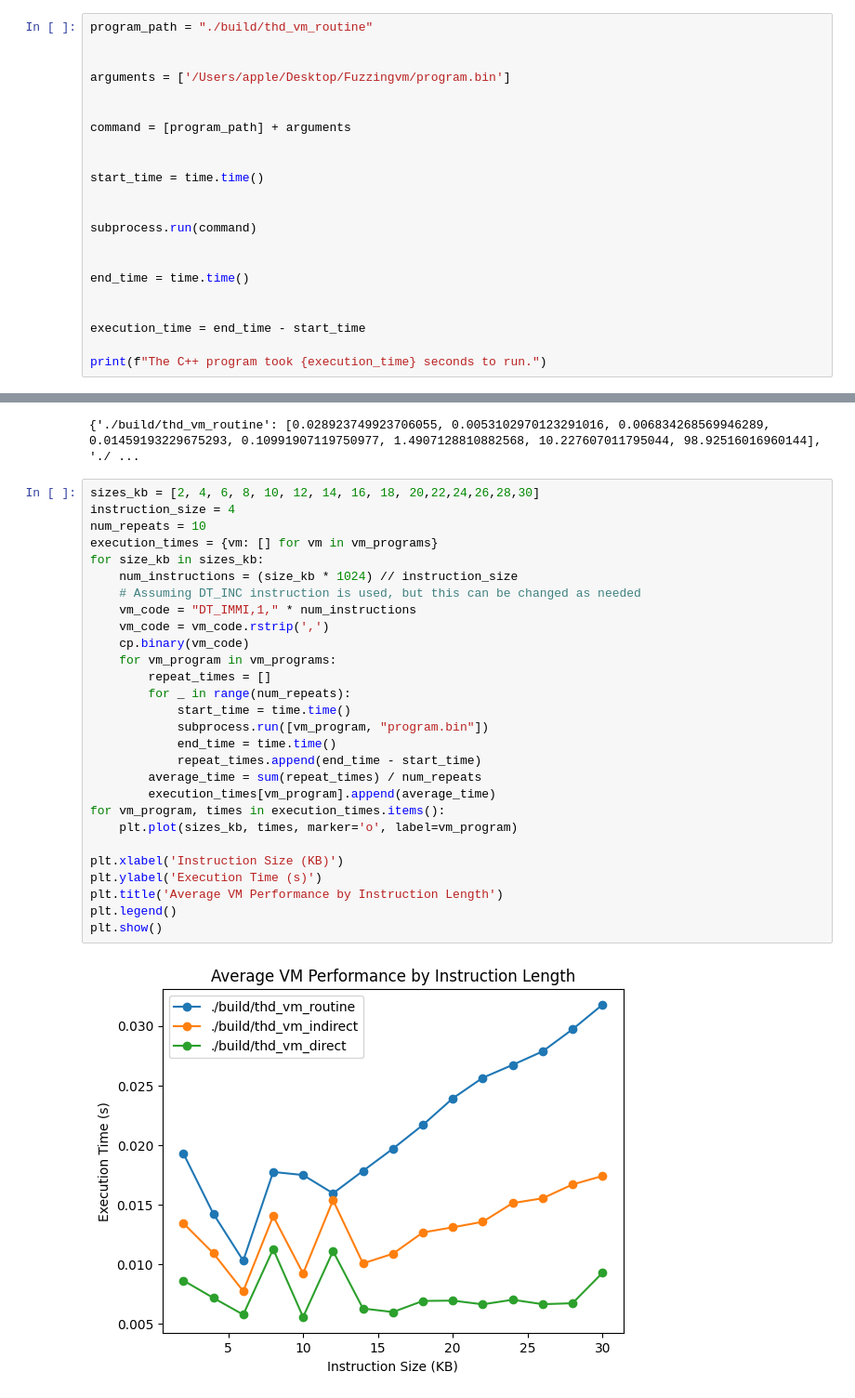
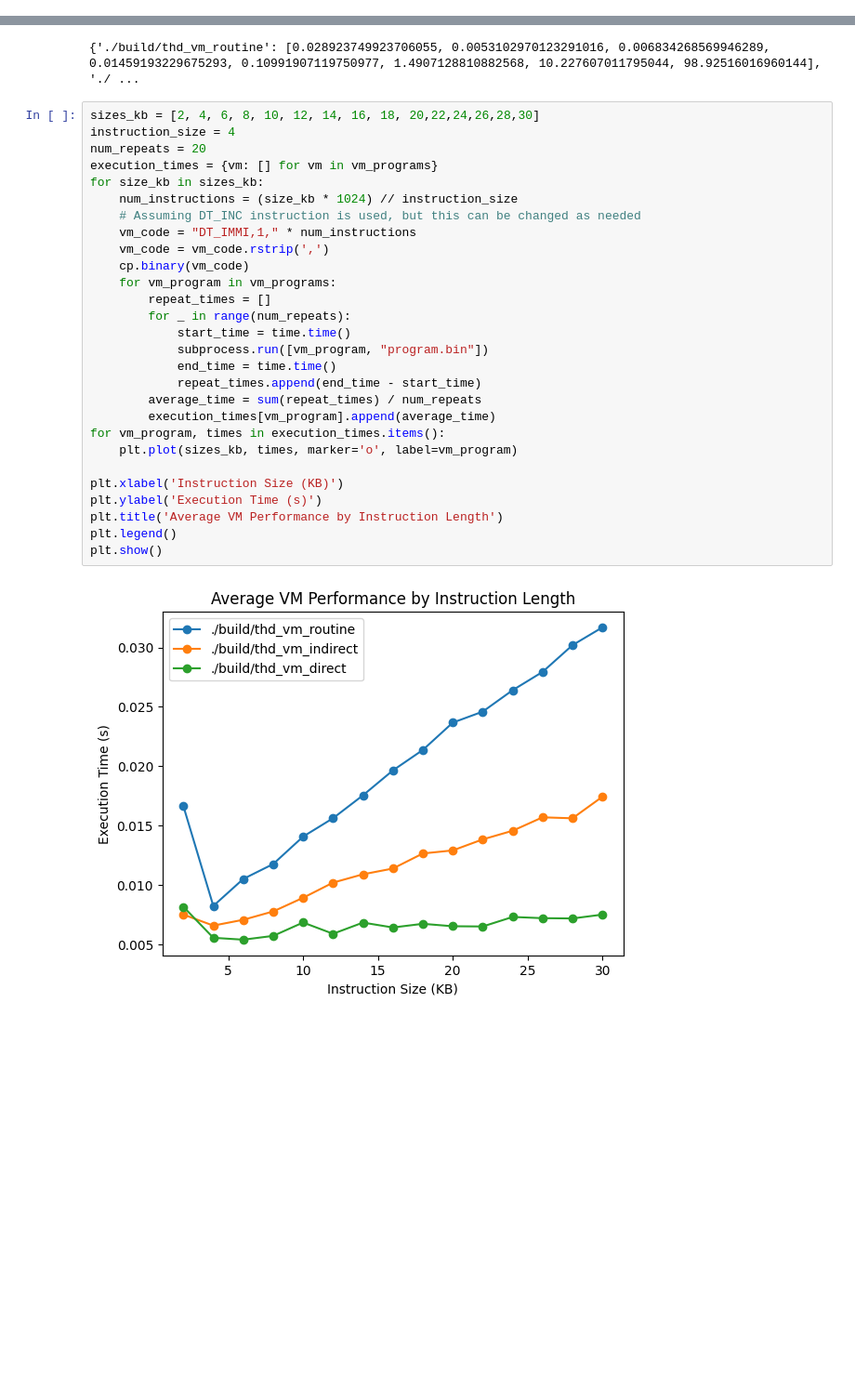
Before and after one commit to Jacksadventure/FuzzingVM, a Jupyter notebook: benchmark.ipynb, the cells around one changed output, grey strips where cells are left out. Shown at 93% size. Cells and saved outputs as stored; diff of their text form; blank space fills up the shorter version.

```diff
--- a/benchmark.ipynb
+++ b/benchmark.ipynb
@@ -57,22 +6,0 @@ The C++ program took 0.011787176132202148 seconds to run.
-# %%
-program_path = "./build/thd_vm_routine"
-
-
-arguments = ['/Users/apple/Desktop/Fuzzingvm/program.bin']
-
-
-command = [program_path] + arguments
-
-
-start_time = time.time()
-
-
-subprocess.run(command)
-
-
-end_time = time.time()
-
-
-execution_time = end_time - start_time
-
-print(f"The C++ program took {execution_time} seconds to run.")
@@ -133,30 +55,30 @@ print(execution_times)
 # %%
 sizes_kb = [2, 4, 6, 8, 10, 12, 14, 16, 18, 20,22,24,26,28,30]
 instruction_size = 4
-num_repeats = 10
+num_repeats = 20
 execution_times = {vm: [] for vm in vm_programs}
 for size_kb in sizes_kb:
     num_instructions = (size_kb * 1024) // instruction_size
     # Assuming DT_INC instruction is used, but this can be changed as needed
     vm_code = "DT_IMMI,1," * num_instructions
     vm_code = vm_code.rstrip(',')
     cp.binary(vm_code)
     for vm_program in vm_programs:
         repeat_times = []
         for _ in range(num_repeats):
             start_time = time.time()
             subprocess.run([vm_program, "program.bin"])
             end_time = time.time()
             repeat_times.append(end_time - start_time)
         average_time = sum(repeat_times) / num_repeats
         execution_times[vm_program].append(average_time)
 for vm_program, times in execution_times.items():
     plt.plot(sizes_kb, times, marker='o', label=vm_program)
 
 plt.xlabel('Instruction Size (KB)')
 plt.ylabel('Execution Time (s)')
 plt.title('Average VM Performance by Instruction Length')
 plt.legend()
 plt.show()
 # %% [output]
-[figure, old version]
+[figure, new version]
```
Also changed, not shown: parts of 13 cells of this notebook, 1 other file.
